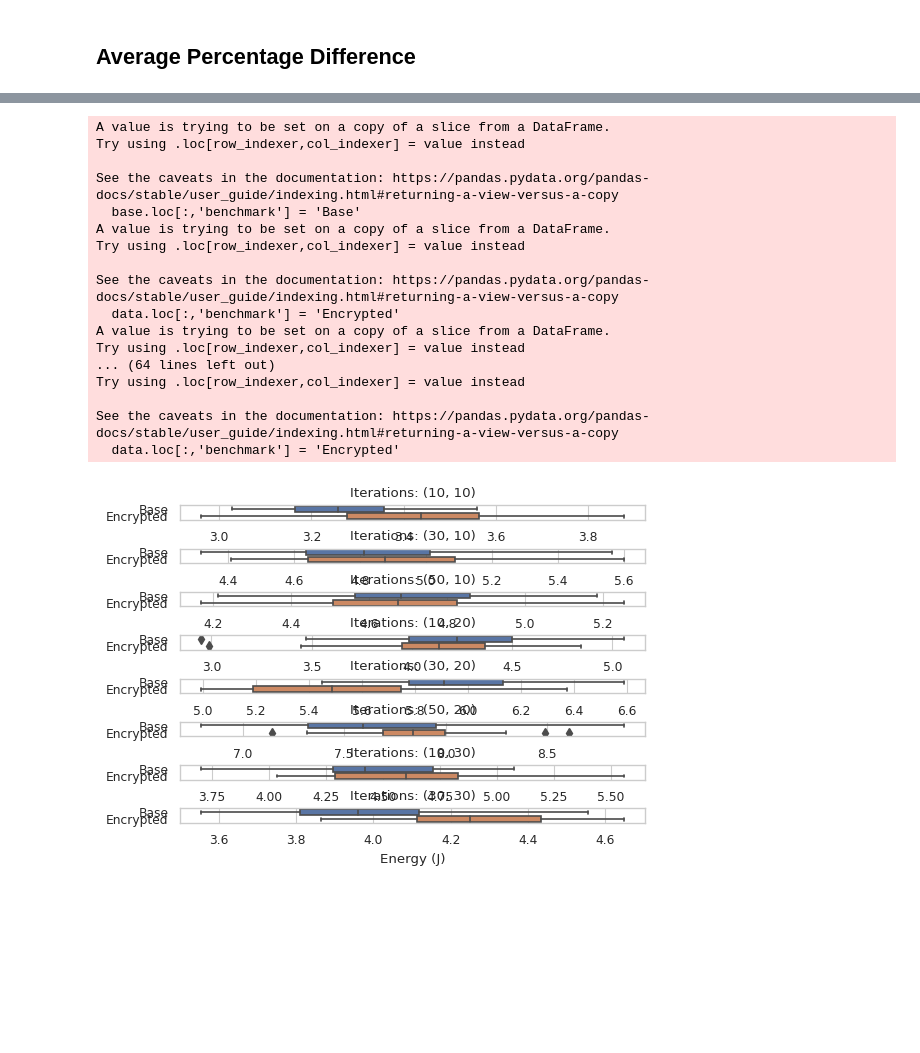
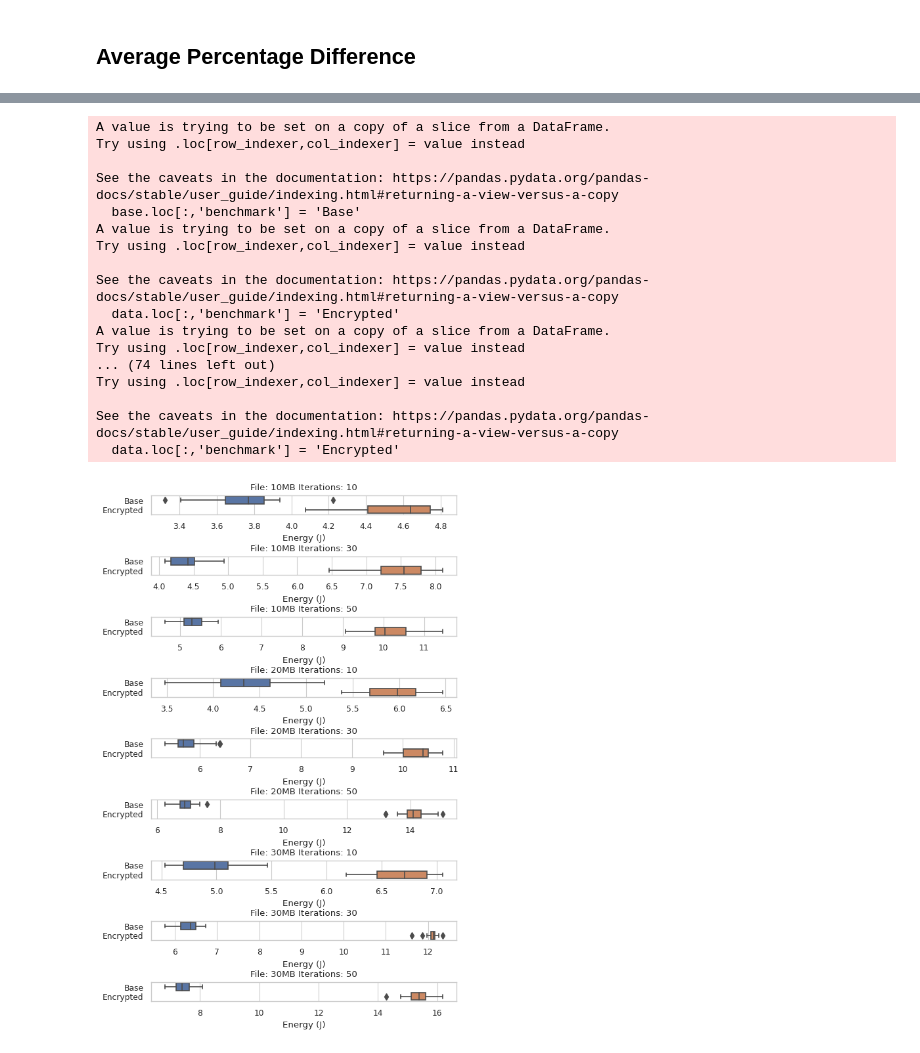
Before and after one commit to greenstamp-project/seeas-stats, a Jupyter notebook: stats.ipynb, the cells around one changed output, grey strips where cells are left out. Saved outputs shown, nothing was run; the diff lists cells and outputs as text; code cells hidden in the pictures; blank space fills up the shorter version.

```diff
--- a/stats.ipynb
+++ b/stats.ipynb
@@ -401,47 +395,59 @@ for key, values in comparable.items():
 
 to_plot = ['makeFile-10-10mb', 'makeFile-30-10mb', 'makeFile-50-10mb',
            'makeFile-10-20mb', 'makeFile-30-20mb', 'makeFile-50-20mb',
-           'makeFile-10-30mb', 'makeFile-30-30mb']
-title = [(10, 10), (30,10), (50,10), (10,20), (30,20), (50,20), (10,30), (30,30)]
+           'makeFile-10-30mb', 'makeFile-30-30mb', 'makeFile-50-30mb']
+title = [(10, 10), (30,10), (50,10), (10,20), (30,20), (50,20), (10,30), (30,30), (50,30)]
 
 
-fig, axs = plt.subplots(nrows=len(to_plot), ncols=1, figsize=(6,4.125))
-fig.subplots_adjust(hspace=2)
+# to_plot = [
+#     # 'makeFile-10-10mb', 'makeFile-30-10mb', 'makeFile-50-10mb',
+#     # 'makeFile-10-20mb', 'makeFile-30-20mb', 'makeFile-50-20mb',
+#     'makeFile-10-30mb', 'makeFile-30-30mb', 'makeFile-50-30mb'
+#            ]
+# title = [
+#     # (10, 10), (30,10), (50,10)
+#     # (10,20), (30,20), (50,20)
+#     (10,30), (30,30), (50,30)
+#     ]
+
+
+fig, axs = plt.subplots(nrows=len(to_plot), ncols=1, figsize=(6,10))
+fig.subplots_adjust(hspace=2.2)
 
 for i, key in enumerate(to_plot):
 
     base = df[df['benchmark'] == key]
     data = df[df['benchmark'] == comparable[key][0]]
 
     base.loc[:,'benchmark'] = 'Base'
     data.loc[:,'benchmark'] = 'Encrypted'
 
     sns.boxplot(ax=axs[i], data=pd.concat([base, data]), x=DATA_COLUMN, y='benchmark')
 
-    # axs[i].set(title=f'File: {title[i][1]}MB Iterations: {title[i][0]}', ylabel='', xlabel='Energy (J)')
-    axs[i].set(title=f'Iterations: {title[i]}', ylabel='', xlabel='Energy (J)')
+    axs[i].set(title=f'File: {title[i][1]}MB Iterations: {title[i][0]}', ylabel='', xlabel='Energy (J)')
+    # axs[i].set(title=f'Iterations: {title[i]}', ylabel='', xlabel='Energy (J)')
 
 # plt.show()
-plt.savefig('charts/sharedPref-all.pdf', bbox_inches='tight', transparent=True)
+plt.savefig('charts/makefile.pdf', bbox_inches='tight', transparent=True)
 # %% [output]
 A value is trying to be set on a copy of a slice from a DataFrame.
 Try using .loc[row_indexer,col_indexer] = value instead
 
 See the caveats in the documentation: https://pandas.pydata.org/pandas-docs/stable/user_guide/indexing.html#returning-a-view-versus-a-copy
   base.loc[:,'benchmark'] = 'Base'
 A value is trying to be set on a copy of a slice from a DataFrame.
 Try using .loc[row_indexer,col_indexer] = value instead
 
 See the caveats in the documentation: https://pandas.pydata.org/pandas-docs/stable/user_guide/indexing.html#returning-a-view-versus-a-copy
   data.loc[:,'benchmark'] = 'Encrypted'
 A value is trying to be set on a copy of a slice from a DataFrame.
 Try using .loc[row_indexer,col_indexer] = value instead
-... (64 lines left out)
+... (74 lines left out)
 Try using .loc[row_indexer,col_indexer] = value instead
 
 See the caveats in the documentation: https://pandas.pydata.org/pandas-docs/stable/user_guide/indexing.html#returning-a-view-versus-a-copy
   data.loc[:,'benchmark'] = 'Encrypted'
-[figure, old version]
+[figure, new version]
 # %%
 for base in to_plot:
     enc = comparable[base][0]
```
Also changed, not shown: parts of 11 cells of this notebook, 2 other files.
